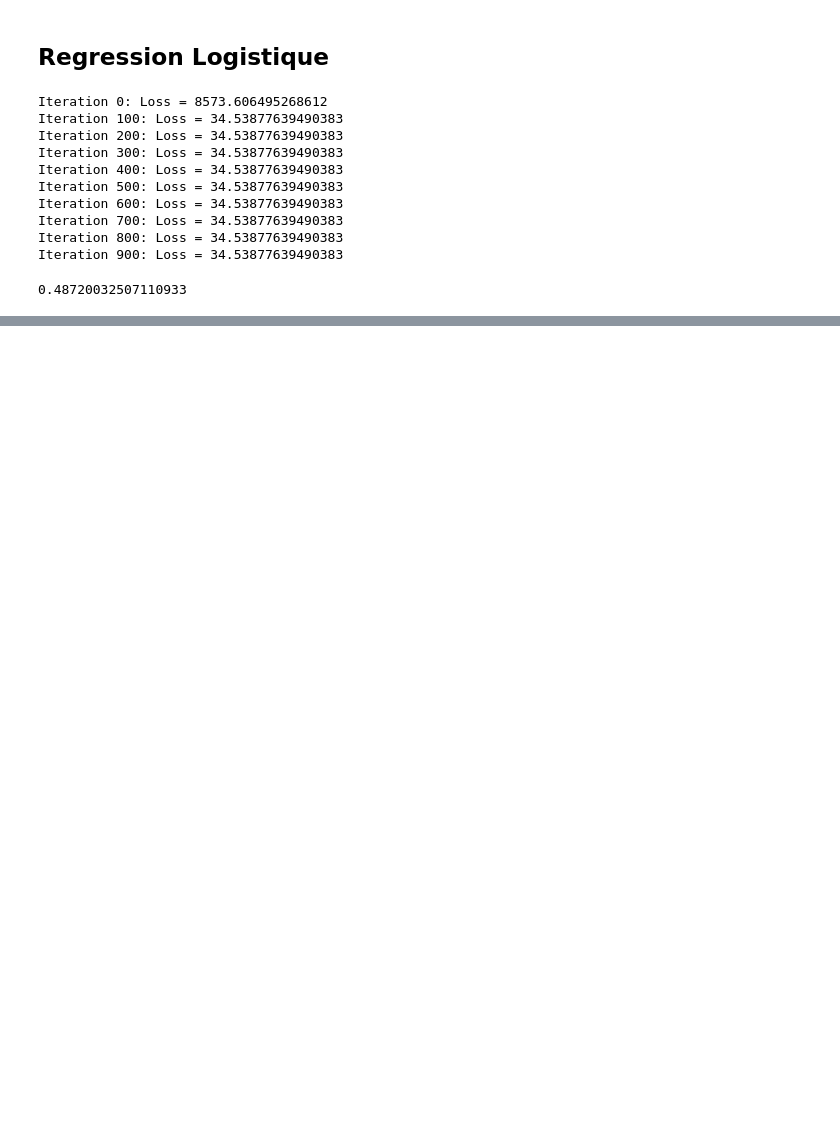
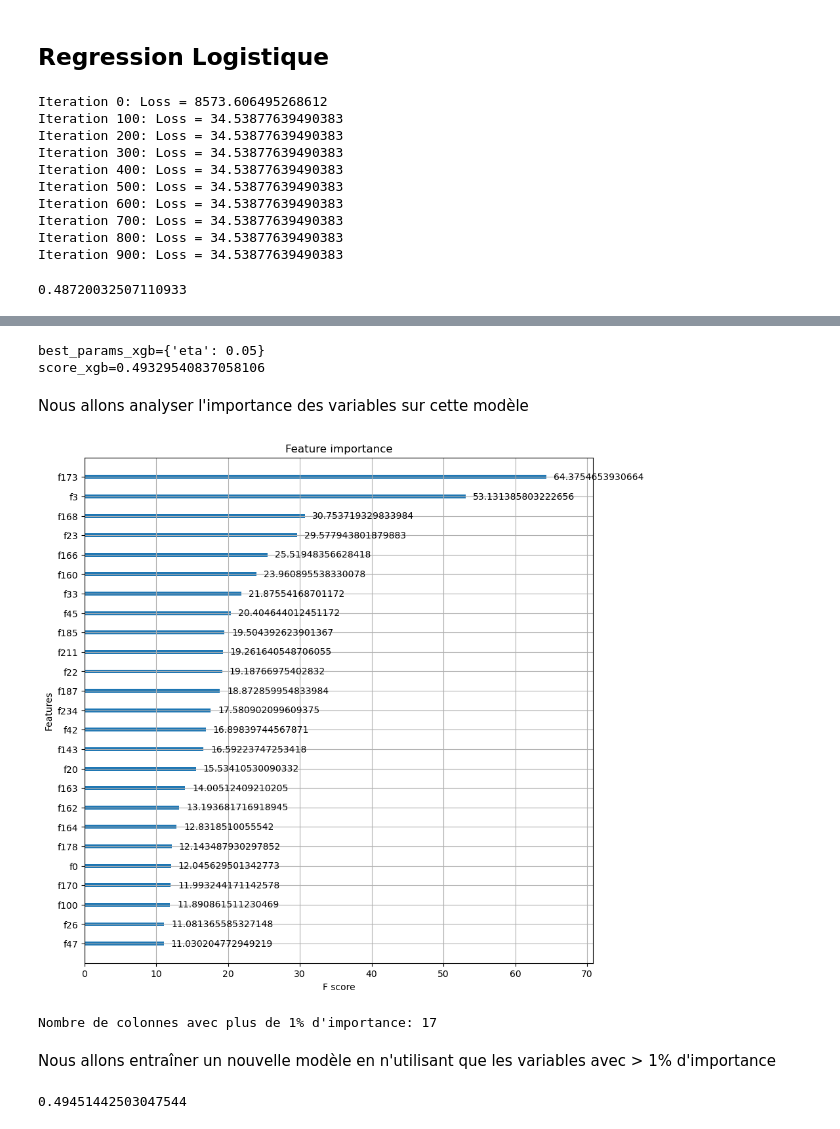
Before and after one commit to lucasn/data-challenge, a Jupyter notebook: models.ipynb, the cells around one changed output, grey strips where cells are left out. Saved outputs shown, nothing was run; the diff lists cells and outputs as text; code cells hidden in the pictures; blank space fills up the shorter version.

```diff
--- a/models.ipynb
+++ b/models.ipynb
@@ -181,0 +187,16 @@ score_reglog
+# %%
+xgb = XGBClassifier(
+    objective='multi:softmax',
+    num_class=3,
+    eta=0.1,
+    n_estimators=100,
+    n_jobs=-1
+)
+
+param_grid_xgb = {
+    'max_depth': [3, 6, 12],
+    'reg_lambda': [0, 0.1, 0.5, 1, 2, 5],
+    'reg_alpha': [0, 0.1, 0.5, 1, 2, 5]
+}
+
+gs_xgb = GridSearchCV(xgb, param_grid=param_grid_xgb, cv=5, n_jobs=-1, verbose=10).fit(X_train_imp, y_train_encoded)
@@ -181,0 +238,6 @@ score_reglog
+# %%
+best_params_xgb_tmp = gs_xgb.best_params_
+score_xgb_tmp = gs_xgb.score(imputer.transform(X_test), y_test_encoded)
+
+print(f'{best_params_xgb_tmp=}')
+print(f'{score_xgb_tmp=}')
@@ -181,0 +249,16 @@ score_reglog
+# %%
+xgb = XGBClassifier(
+    objective='multi:softmax',
+    num_class=3,
+    n_estimators=100,
+    n_jobs=-1,
+    max_depth=best_params_xgb_tmp['max_depth'],
+    reg_alpha=best_params_xgb_tmp['reg_alpha'],
+    reg_lambda=best_params_xgb_tmp['reg_lambda'],
+)
+
+param_grid_xgb2 = {
+    'eta': [0.01, 0.05, 0.02, 0.03, 0.04, 0.05, 0.06, 0.07, 0.08, 0.09, 0.1, 0.15, 0.22, 0.25, 0.3, 0.4, 0.5, 0.6, 0.7, 0.8, 0.9, 1]
+}
+
+gs_xgb_final = GridSearchCV(xgb, param_grid=param_grid_xgb2, cv=5, n_jobs=-1, verbose=10).fit(X_train_imp, y_train_encoded)
@@ -181,0 +300,30 @@ score_reglog
+# %%
+best_params_xgb = gs_xgb_final.best_params_
+score_xgb = gs_xgb_final.score(imputer.transform(X_test), y_test_encoded)
+
+print(f'{best_params_xgb=}')
+print(f'{score_xgb=}')
+# %% [output]
+best_params_xgb={'eta': 0.05}
+score_xgb=0.49329540837058106
+# %% [markdown]
+Nous allons analyser l'importance des variables sur cette modèle
+# %%
+plot_importance(gs_xgb_final.best_estimator_, max_num_features=25, importance_type='gain')
+fig = plt.gcf()
+fig.set_size_inches(10, 10)
+# %% [output]
+[figure, added]
+# %%
+feat_import_idx = np.argsort(gs_xgb_final.best_estimator_.feature_importances_)[::-1]
+sorted_feat_import = gs_xgb_final.best_estimator_.feature_importances_[feat_import_idx]
+
+# retrieving features that have more than 1% of importance
+most_import = sorted_feat_import[sorted_feat_import > 0.01]
+cols_to_keep = X_train.columns[feat_import_idx[:len(most_import)]]
+
+print(f"Nombre de colonnes avec plus de 1% d'importance: {len(cols_to_keep)}")
+# %% [output]
+Nombre de colonnes avec plus de 1% d'importance: 17
+# %% [markdown]
+Nous allons entraîner un nouvelle modèle en n'utilisant que les variables avec > 1% d'importance
@@ -181,0 +345,6 @@ score_reglog
+# %%
+xgb.score(
+    pd.DataFrame(imputer.transform(X_test), columns=X_test.columns)[cols_to_keep],
+    y_test_encoded)
+# %% [output]
+0.49451442503047544
```
Also changed, not shown: parts of 17 cells of this notebook.
